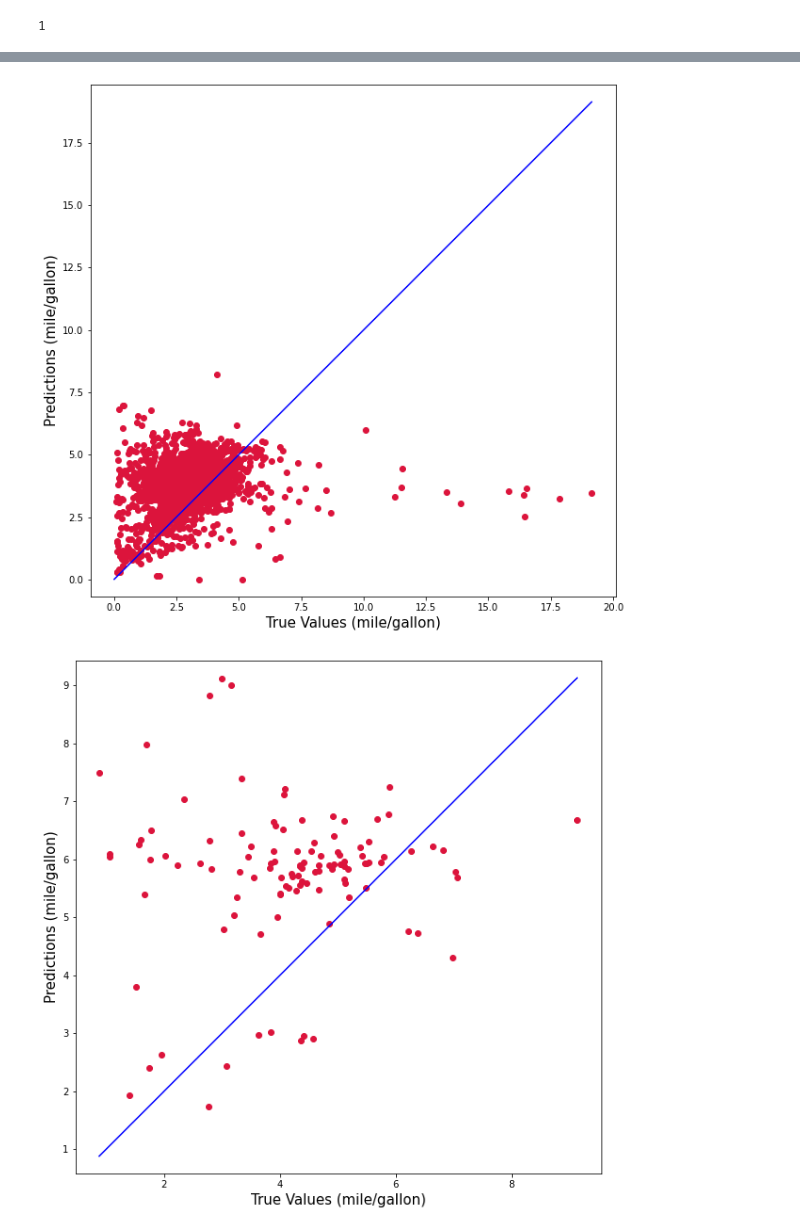
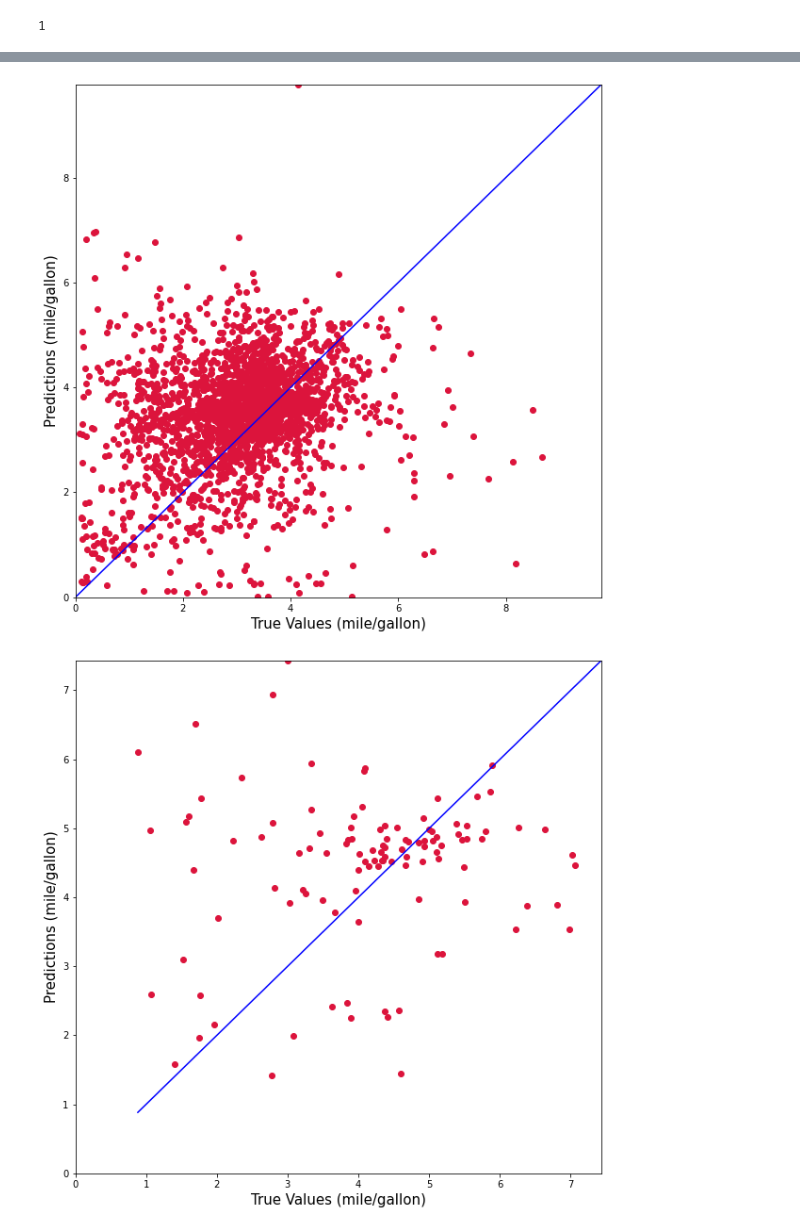
Before and after one commit to narslab/transit-electrification-futures, a Jupyter notebook: bin/jupyter/integerate-data-calibration.ipynb, the cells around one changed output, grey strips where cells are left out. Cells and saved outputs as stored; diff of their text form; code cells hidden in the pictures.

```diff
--- a/bin/jupyter/integerate-data-calibration.ipynb
+++ b/bin/jupyter/integerate-data-calibration.ipynb
@@ -414,17 +350,18 @@ rmse_hybrid_train
 # %%
 fig, ax = plt.subplots(figsize=(10,10))
 plt.scatter(df_conventional['Real_Fuel/energy_economy'], df_conventional['Fuel/energy_economy'], c='crimson')
 
 p1 = max(max(df_conventional['Fuel/energy_economy']), max(df_conventional['Real_Fuel/energy_economy']))
 p2 = min(min(df_conventional['Fuel/energy_economy']), min(df_conventional['Real_Fuel/energy_economy']))
 plt.plot([p1, p2], [p1, p2], 'b-')
 plt.xlabel('True Values (mile/gallon)', fontsize=15)
 plt.ylabel('Predictions (mile/gallon)', fontsize=15)
-plt.axis('equal')
+plt.xlim([0, max(max(df_conventional['Fuel/energy_economy']), max(df_conventional['Fuel/energy_economy']))])
+plt.ylim([0, max(max(df_conventional['Fuel/energy_economy']), max(df_conventional['Fuel/energy_economy']))])
 fig.savefig(r'../../figures/actual-predicted-CDB.png', dpi=400, bbox_inches='tight')
 plt.show()
 # %% [output]
-[figure, old version]
+[figure, new version]
 # %%
 fig, ax = plt.subplots(figsize=(10,10))
 plt.scatter(df_hybrid['Real_Fuel/energy_economy'], df_hybrid['Fuel/energy_economy'], c='crimson')
@@ -434,11 +371,12 @@ p2 = min(min(df_hybrid['Fuel/energy_economy']), min(df_hybrid['Real_Fuel/energy_
 plt.plot([p1, p2], [p1, p2], 'b-')
 plt.xlabel('True Values (mile/gallon)', fontsize=15)
 plt.ylabel('Predictions (mile/gallon)', fontsize=15)
-plt.axis('equal')
+plt.xlim([0, max(max(df_hybrid['Fuel/energy_economy']), max(df_hybrid['Fuel/energy_economy']))])
+plt.ylim([0, max(max(df_hybrid['Fuel/energy_economy']), max(df_hybrid['Fuel/energy_economy']))])
 fig.savefig(r'../../figures/actual-predicted-HEB.png', dpi=400, bbox_inches='tight')
 plt.show()
 # %% [output]
-[figure, old version]
+[figure, new version]
 # %%
 df_conventional['Real_Fuel/energy_economy'].mean()
 # %% [output]
```
Also changed, not shown: parts of 47 cells of this notebook, 34 other files.
